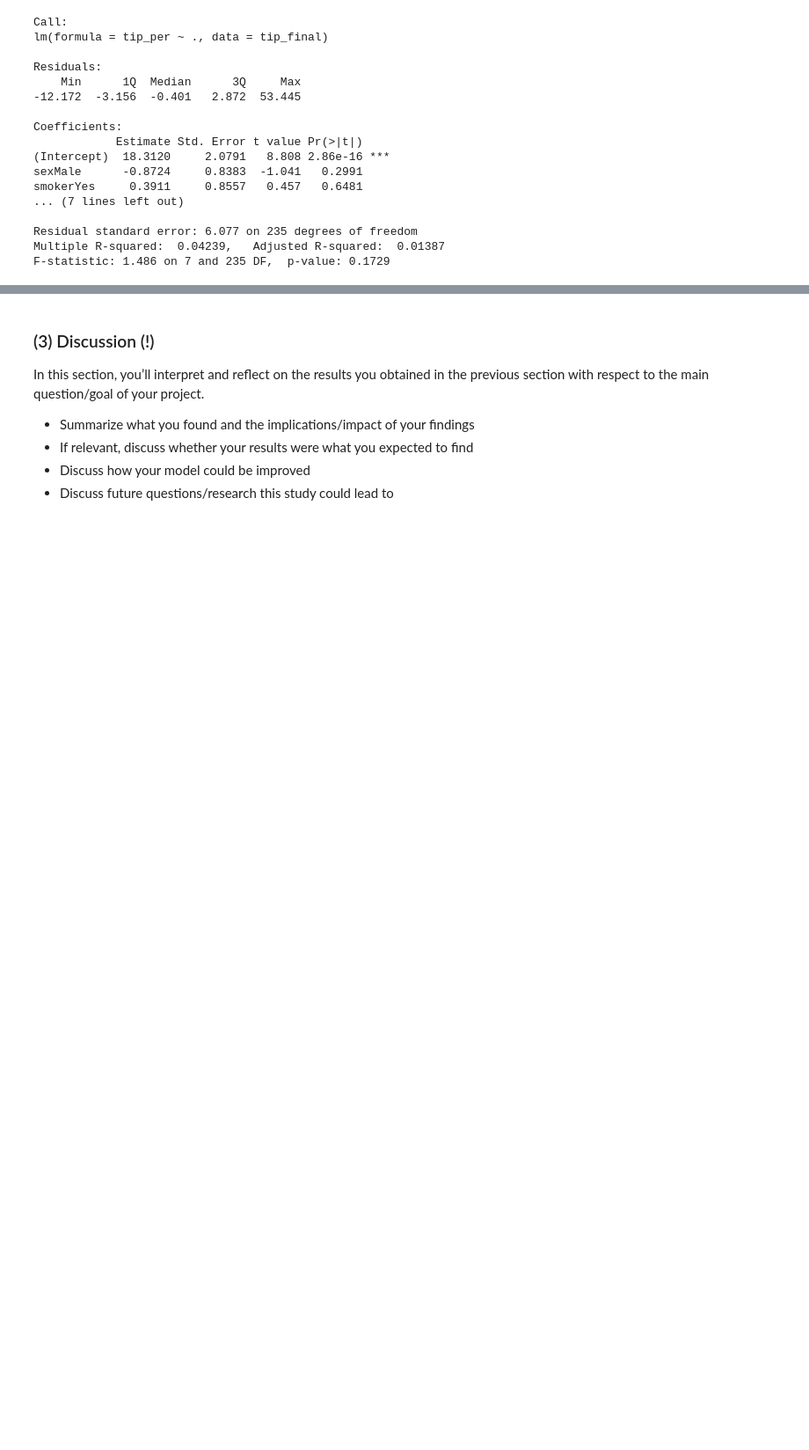
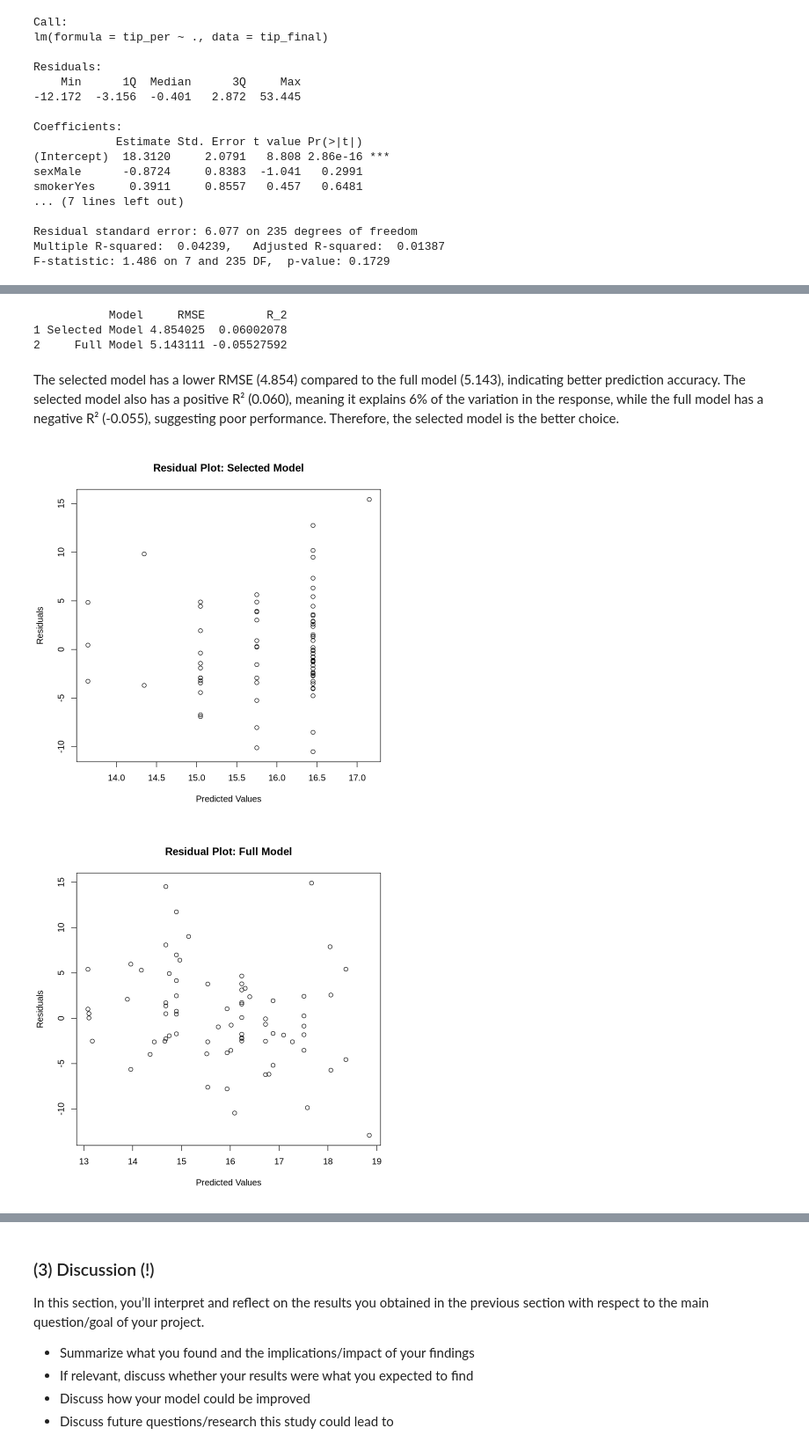
Before and after one commit to ymyms/stat-301-2024w2-group-2, a Jupyter notebook: final.ipynb, the cells around one changed output, grey strips where cells are left out. Shown at 88% size. Drawn from its saved outputs; the diff is of its cells as text; code cells hidden in the pictures; blank space fills up the shorter version.

Commit message:
fix the code, add visualizations and interpretation
split the data (training and testing purpose)
add residual plots
add interpretation for different code results

```diff
--- a/final.ipynb
+++ b/final.ipynb
@@ -283,6 +274,16 @@ Therefore, from the full model summary, only significant predictor in the model
 # %%
 # Main developer: Yingming
 
-# Use stepwise selection to find the reduced model ("backward" direction)
-tip_backward <- stepAIC(tip_full, direction = "backward", k = 2)
+# Split data into training and testing sets
+set.seed(123)
+tip_split <- initial_split(tip_final, prop = 0.7, strata = tip_per)  # 70% train, 30% test
+tip_train <- training(tip_split)
+tip_test <- testing(tip_split)
+
+# Fit model using training data
+# Full model with all covariates
+tip_full_train <- lm(tip_per ~ ., data = tip_train)
+
+# Perform stepwise selection
+tip_backward <- stepAIC(tip_full_train, direction = "backward", k = 2)
 # %% [output]
@@ -338,6 +310,8 @@ Both backward and forward stepwise selection methods led to the same conclusion:
 # Main developer: Yingming
 
 # Fit the model using the selected variables
-tip_select <- lm(tip_per ~ size, data = tip_final)
-summary(tip_select)
+tip_select <- lm(tip_per ~ size, data = tip_train)
+
+# Compare the selected model and the full model using ANOVA
+anova(tip_select, tip_full_train)
 # %% [output]
@@ -379,0 +327,55 @@ An unexpected result is that, due to most variables being categorical, the stepw
+# %%
+# Main developer: Yingming
+
+pred_select <- predict(tip_select, newdata = tip_test)
+rmse_select <- sqrt(mean((tip_test$tip_per - pred_select)^2))
+
+# Calculate RMSE for the full model
+pred_full <- predict(tip_full_train, newdata = tip_test)
+rmse_full <- sqrt(mean((tip_test$tip_per - pred_full)^2))
+
+# Calculate R^2 values
+total <- sum((tip_test$tip_per - mean(tip_test$tip_per))^2)
+residual_select <- sum((tip_test$tip_per - pred_select)^2)
+r2_select <- 1 - (residual_select / total)
+
+residual_full <- sum((tip_test$tip_per - pred_full)^2)
+r2_full <- 1 - (residual_full / total)
+
+# Create a data frame to store results
+results <- data.frame(
+  Model = c("Selected Model", "Full Model"),
+  RMSE = c(rmse_select, rmse_full),
+  R_2 = c(r2_select, r2_full)
+)
+
+# Print the table
+print(results)
+# %% [output]
+           Model     RMSE         R_2
+1 Selected Model 4.854025  0.06002078
+2     Full Model 5.143111 -0.05527592
+# %% [markdown]
+The selected model has a lower RMSE (4.854) compared to the full model (5.143), indicating better prediction accuracy. The selected model also has a positive R² (0.060), meaning it explains 6% of the variation in the response, while the full model has a negative R² (-0.055), suggesting poor performance. Therefore, the selected model is the better choice.
+# %%
+# Residual plot
+# Calculate residuals for the selected model
+residual_select <- tip_test$tip_per - pred_select
+
+# Calculate residuals for the full model
+residual_full <- tip_test$tip_per - pred_full
+
+# Residual Plot for Selected Model
+plot(pred_select, residual_select,
+     main = "Residual Plot: Selected Model",
+     xlab = "Predicted Values",
+     ylab = "Residuals")
+
+# Residual Plot for Full Model
+plot(pred_full, residual_full,
+     main = "Residual Plot: Full Model",
+     xlab = "Predicted Values",
+     ylab = "Residuals")
+# %% [output]
+[figure, added]
+[figure, added]
```
Also changed, not shown: parts of 12 cells of this notebook.
